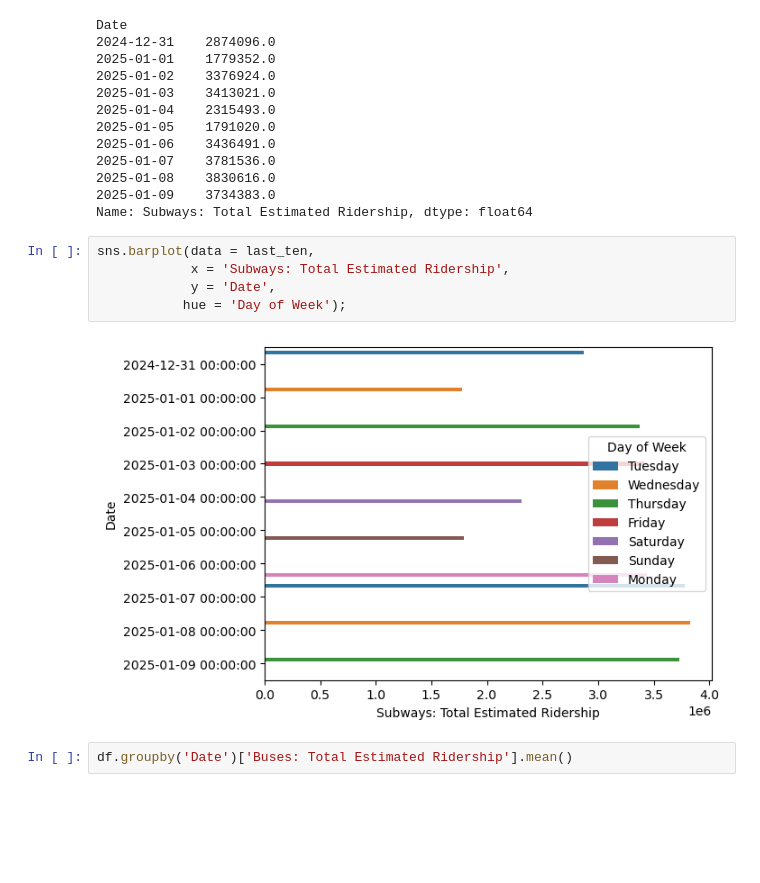
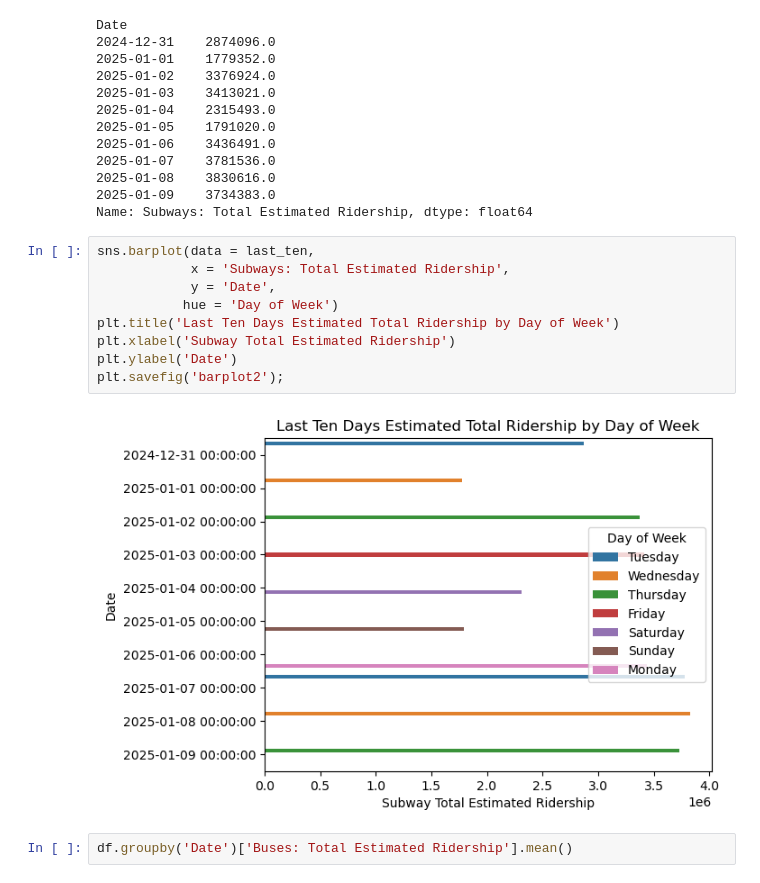
Before and after one commit to alishanstyles/MTA-Daily-Ridership, a Jupyter notebook: Untitled.ipynb, the cells around one changed output. Cells and saved outputs as stored; diff of their text form; blank space fills up the shorter version.

Commit message:
fixing up visualizations

```diff
--- a/Untitled.ipynb
+++ b/Untitled.ipynb
@@ -440,10 +444,14 @@ Name: Subways: Total Estimated Ridership, dtype: float64
 # %%
 sns.barplot(data = last_ten,
             x = 'Subways: Total Estimated Ridership',
             y = 'Date',
-           hue = 'Day of Week');
+           hue = 'Day of Week')
+plt.title('Last Ten Days Estimated Total Ridership by Day of Week')
+plt.xlabel('Subway Total Estimated Ridership')
+plt.ylabel('Date')
+plt.savefig('barplot2');
 # %% [output]
-[figure, old version]
+[figure, new version]
 # %%
 df.groupby('Date')['Buses: Total Estimated Ridership'].mean()
 # %% [output]
```
Also changed, not shown: parts of 3 cells of this notebook, 5 other files.
